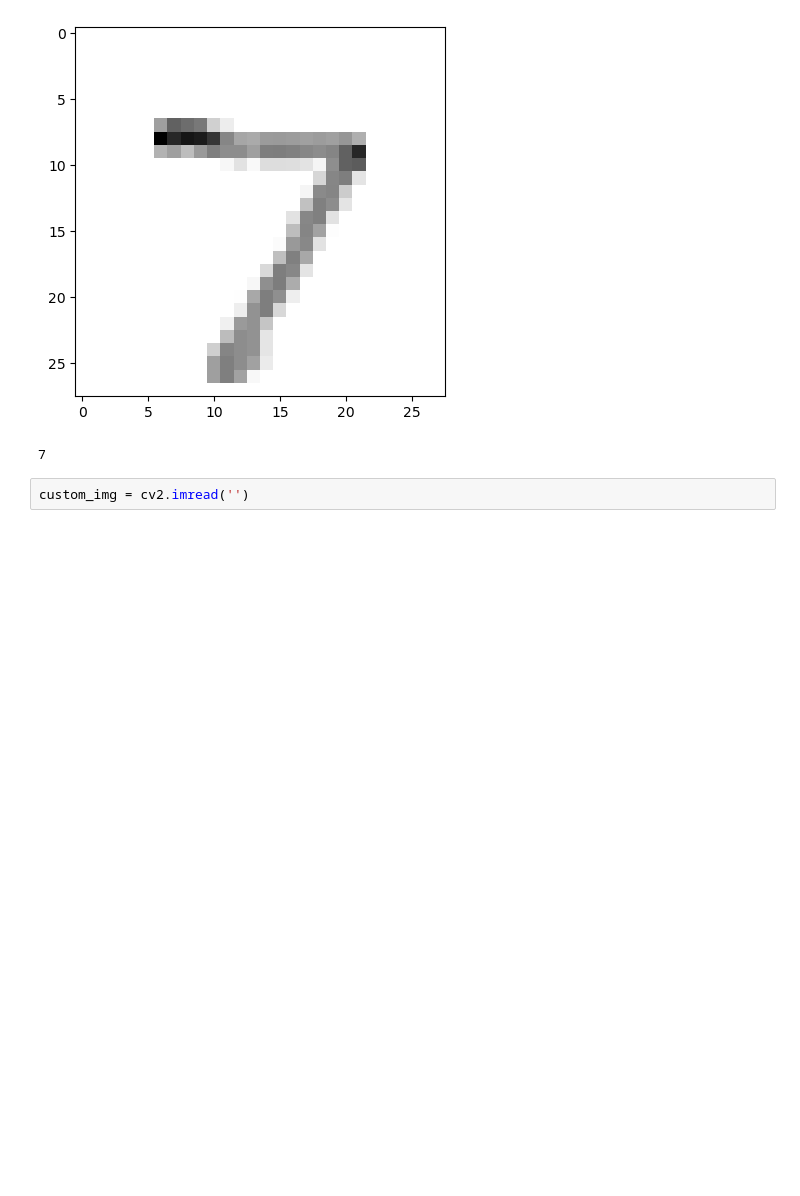
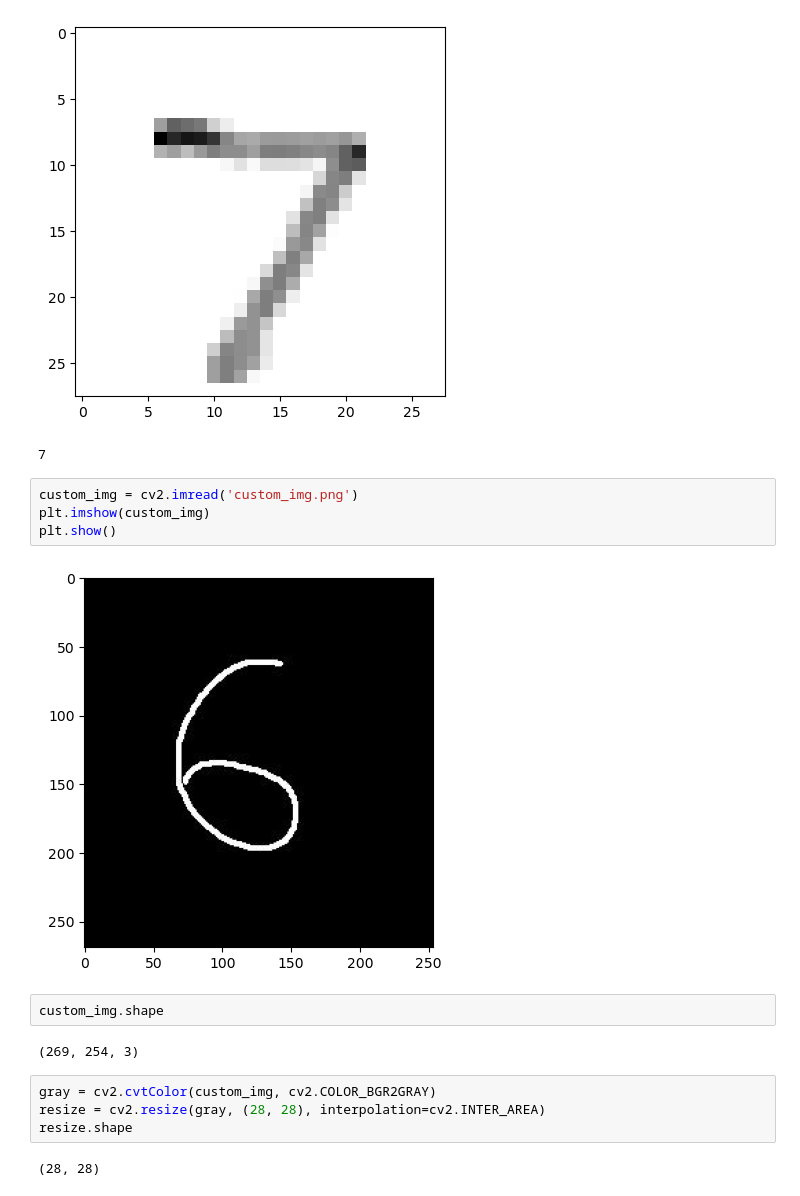
Before and after one commit to F1ameX/Machine-learning, a Jupyter notebook: Digit-recognition/sample.ipynb, the cells around one changed output. Cells and saved outputs as stored; diff of their text form; blank space fills up the shorter version.

Commit message:
Added custom image of number and test of it

```diff
--- a/Digit-recognition/sample.ipynb
+++ b/Digit-recognition/sample.ipynb
@@ -175,4 +175,18 @@ np.argmax(predictions[0])
 [figure]
 7
 # %%
-custom_img = cv2.imread('')
+custom_img = cv2.imread('custom_img.png')
+plt.imshow(custom_img)
+plt.show()
+# %% [output]
+[figure, added]
+# %%
+custom_img.shape
+# %% [output]
+(269, 254, 3)
+# %%
+gray = cv2.cvtColor(custom_img, cv2.COLOR_BGR2GRAY)
+resize = cv2.resize(gray, (28, 28), interpolation=cv2.INTER_AREA)
+resize.shape
+# %% [output]
+(28, 28)
```
Also changed, not shown: parts of 1 cell of this notebook.
